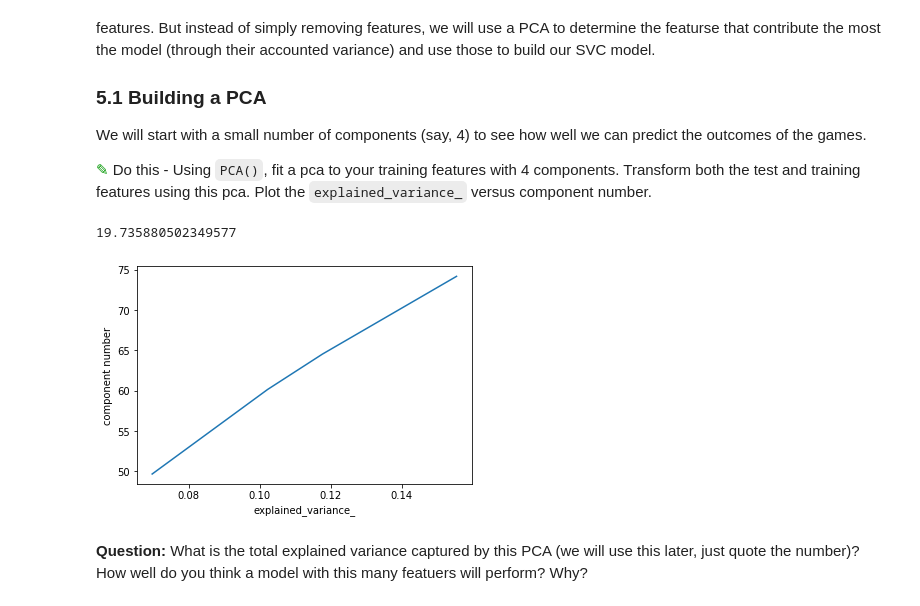
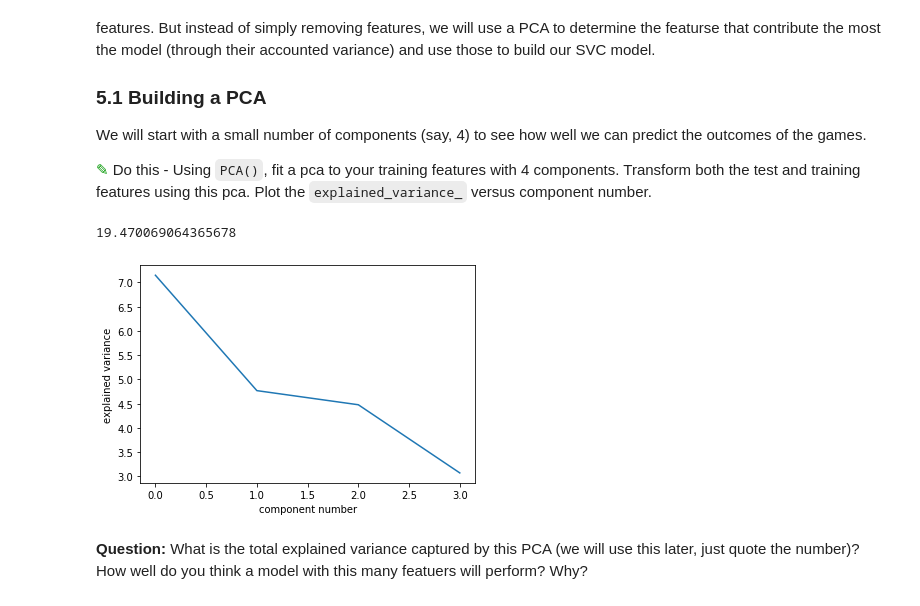
Before and after one commit to mcfallal/CMSE202, a Jupyter notebook: Homework4-SVM_and_PCA-Lexi McFall.ipynb, the cells around one changed output. Cells and saved outputs as stored; diff of their text form; code cells hidden in the pictures.

```diff
--- a/Homework4-SVM_and_PCA-Lexi McFall.ipynb
+++ b/Homework4-SVM_and_PCA-Lexi McFall.ipynb
@@ -284,18 +284,19 @@ We will start with a small number of components (say, 4) to see how well we can
 # %%
 # Building a PCA
 from sklearn.decomposition import PCA
 pca = PCA(n_components=4)
-train_pca=pca.fit(x_train)
-test_pca=pca.fit(x_test)
+pca.fit(x_train)
+train_pca=pca.transform(x_train)
+test_pca=pca.transform(x_test)
 
-####NEED TO CHECK
-plt.plot(pca.explained_variance_ratio_,pca.singular_values_)
-plt.xlabel('explained_variance_')
-plt.ylabel('component number')
+# Plot the explained_variance_ versus component number
+plt.plot(pca.explained_variance_)
+plt.xlabel('component number')
+plt.ylabel('explained variance')
 print(sum(pca.explained_variance_))
 # %% [output]
-19.735880502349577
+19.470069064365678
-[figure, old version]
+[figure, new version]
 # %% [markdown]
 **Question:** What is the total explained variance captured by this PCA (we will use this later, just quote the number)? How well do you think a model with this many featuers will perform? Why?
 # %% [markdown]
```
Also changed, not shown: parts of 20 cells of this notebook.
